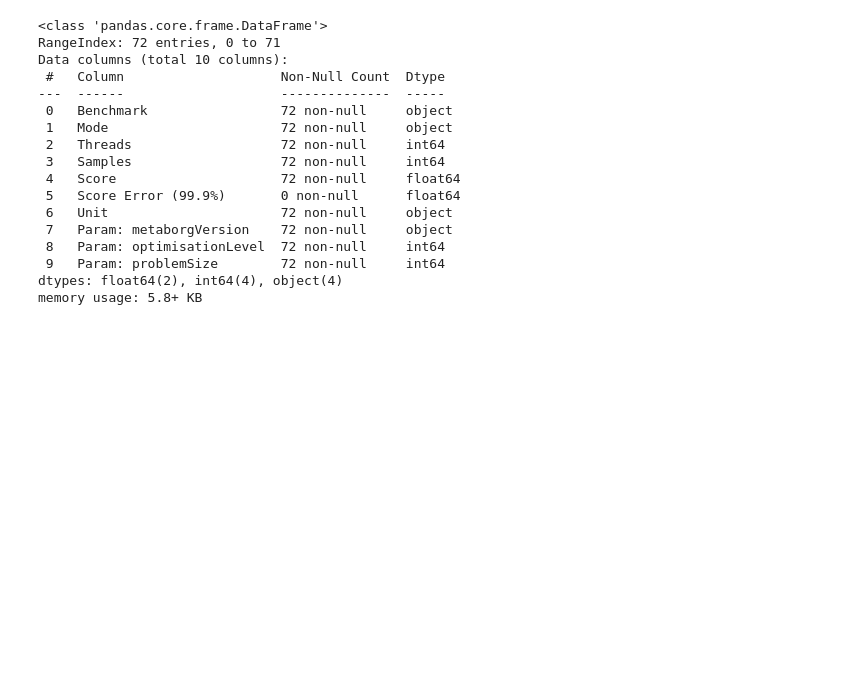
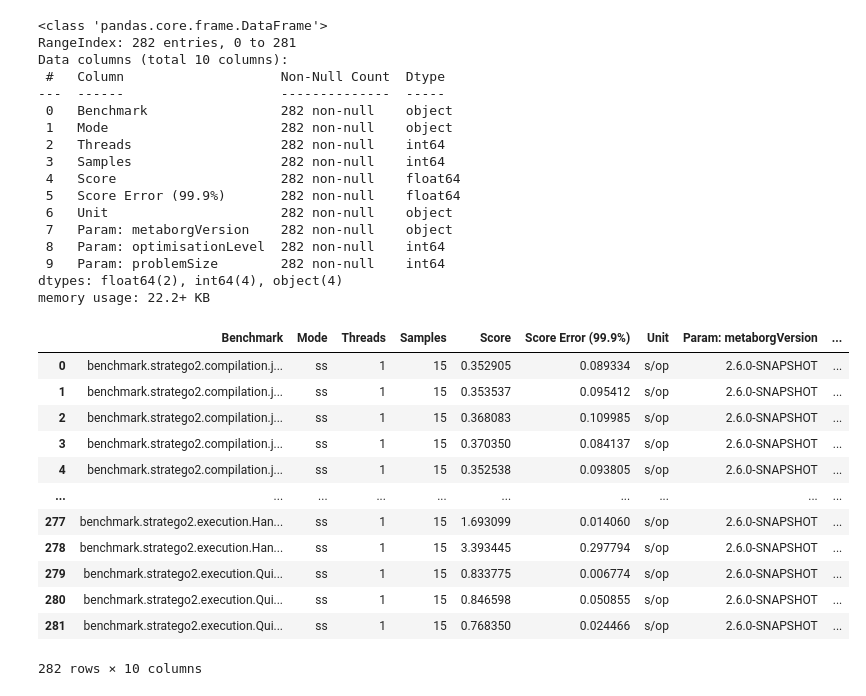
Before and after one commit to metaborg/stratego, a Jupyter notebook: stratego.build.spoofax2.benchmark/analysis/Example plots.ipynb, the cells around one changed output. Cells and saved outputs as stored; diff of their text form; code cells hidden in the pictures; blank space fills up the shorter version.

```diff
--- a/stratego.build.spoofax2.benchmark/analysis/Example plots.ipynb
+++ b/stratego.build.spoofax2.benchmark/analysis/Example plots.ipynb
@@ -16,28 +17,28 @@ if not(os.path.exists(PLOT_DIR)):
 # Load data
 # results_file = "result-1625148829-all.csv"
 # results_file = "result-1624554975-all-exec.csv"
-results_file = "20210909-Hanoi-all.csv"
+results_file = "20210910-113516.csv"
 df_raw = pd.read_csv(f"results/{results_file}")
 
 df_raw.info()
 # %% [output]
 <class 'pandas.core.frame.DataFrame'>
-RangeIndex: 72 entries, 0 to 71
+RangeIndex: 282 entries, 0 to 281
 Data columns (total 10 columns):
  #   Column                    Non-Null Count  Dtype
 ---  ------                    --------------  -----
- 0   Benchmark                 72 non-null     object
- 1   Mode                      72 non-null     object
- 2   Threads                   72 non-null     int64
- 3   Samples                   72 non-null     int64
- 4   Score                     72 non-null     float64
- 5   Score Error (99.9%)       0 non-null      float64
- 6   Unit                      72 non-null     object
- 7   Param: metaborgVersion    72 non-null     object
- 8   Param: optimisationLevel  72 non-null     int64
- 9   Param: problemSize        72 non-null     int64
+ 0   Benchmark                 282 non-null    object
+ 1   Mode                      282 non-null    object
+ 2   Threads                   282 non-null    int64
+ 3   Samples                   282 non-null    int64
+ 4   Score                     282 non-null    float64
+ 5   Score Error (99.9%)       282 non-null    float64
+ 6   Unit                      282 non-null    object
+ 7   Param: metaborgVersion    282 non-null    object
+ 8   Param: optimisationLevel  282 non-null    int64
+ 9   Param: problemSize        282 non-null    int64
 dtypes: float64(2), int64(4), object(4)
-memory usage: 5.8+ KB
+memory usage: 22.2+ KB
 # %%
 for col in ["Score", "Score Error (99.9%)"]:
     if df_raw[col].dtype == object:
@@ -48,5 +49,20 @@ for col in ["Score", "Score Error (99.9%)"]:
 df_raw["Param: optimisationLevel"] = df_raw["Param: optimisationLevel"].astype("string")
 # %%
 df = df_raw[df_raw.Benchmark.str.endswith("jfr") == False].copy()
+df
+# %% [output]
+|  | Benchmark | Mode | Threads | Samples | Score | Score Error (99.9%) | Unit | Param: metaborgVersion | ... |
+| 0 | benchmark.stratego2.compilation.j... | ss | 1 | 15 | 0.352905 | 0.089334 | s/op | 2.6.0-SNAPSHOT | ... |
+| 1 | benchmark.stratego2.compilation.j... | ss | 1 | 15 | 0.353537 | 0.095412 | s/op | 2.6.0-SNAPSHOT | ... |
+| 2 | benchmark.stratego2.compilation.j... | ss | 1 | 15 | 0.368083 | 0.109985 | s/op | 2.6.0-SNAPSHOT | ... |
+| 3 | benchmark.stratego2.compilation.j... | ss | 1 | 15 | 0.370350 | 0.084137 | s/op | 2.6.0-SNAPSHOT | ... |
+| 4 | benchmark.stratego2.compilation.j... | ss | 1 | 15 | 0.352538 | 0.093805 | s/op | 2.6.0-SNAPSHOT | ... |
+| ... | ... | ... | ... | ... | ... | ... | ... | ... | ... |
+| 277 | benchmark.stratego2.execution.Han... | ss | 1 | 15 | 1.693099 | 0.014060 | s/op | 2.6.0-SNAPSHOT | ... |
+| 278 | benchmark.stratego2.execution.Han... | ss | 1 | 15 | 3.393445 | 0.297794 | s/op | 2.6.0-SNAPSHOT | ... |
+| 279 | benchmark.stratego2.execution.Qui... | ss | 1 | 15 | 0.833775 | 0.006774 | s/op | 2.6.0-SNAPSHOT | ... |
+| 280 | benchmark.stratego2.execution.Qui... | ss | 1 | 15 | 0.846598 | 0.050855 | s/op | 2.6.0-SNAPSHOT | ... |
+| 281 | benchmark.stratego2.execution.Qui... | ss | 1 | 15 | 0.768350 | 0.024466 | s/op | 2.6.0-SNAPSHOT | ... |
+282 rows × 10 columns
 # %%
 df["Stage"] = df["Benchmark"].str.rpartition('.')[2]
```
Also changed, not shown: parts of 4 cells of this notebook, 3 other files.
